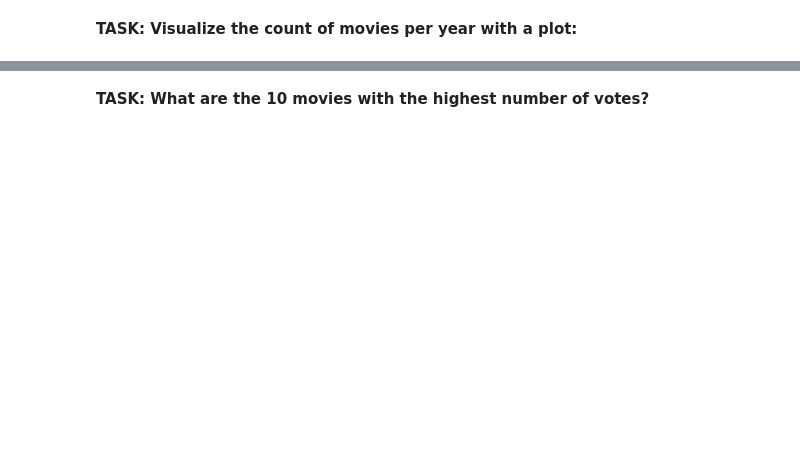
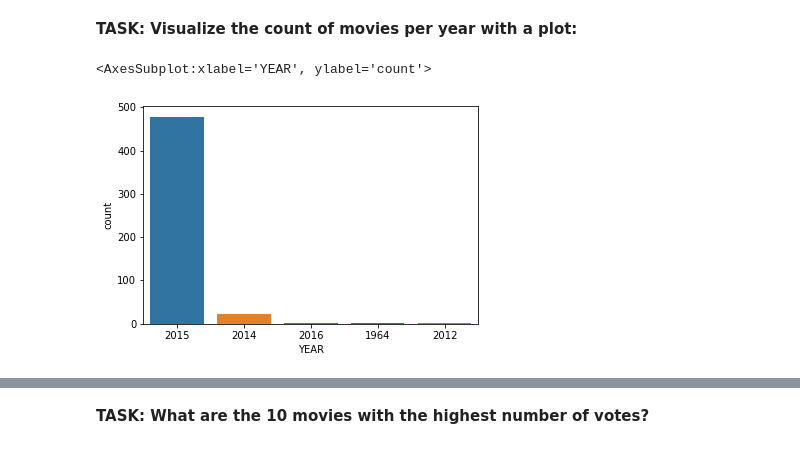
Before and after one commit to ali-moradzade/data-science-and-machine-learning-bootcamp, a Jupyter notebook: 06-capstone-project/00-capstone-project.ipynb, the cells around one changed output, grey strips where cells are left out. Saved outputs shown, nothing was run; the diff lists cells and outputs as text; code cells hidden in the pictures; blank space fills up the shorter version.

```diff
--- a/06-capstone-project/01-Capstone-Project-Solutions .ipynb
+++ b/06-capstone-project/00-capstone-project.ipynb
@@ -153,0 +205,9 @@ fandango.corr()
+# %%
+import re
+
+def extract_year(name):
+    res = re.search(r'.*\((\d+)\)', name)
+    if res:
+        return res.group(1)
+    else:
+        return None
@@ -154,2 +229,2 @@ fandango.corr()
 # %%
-fandango['YEAR'] = fandango['FILM'].apply(lambda title:title.split('(')[-1])
+fandango['YEAR'] = fandango['FILM'].apply(extract_year)
@@ -169,3 +259,8 @@ Name: YEAR, dtype: int64
 # %% [markdown]
 **TASK: Visualize the count of movies per year with a plot:**
+# %%
+sns.countplot(x='YEAR', data=fandango)
+# %% [output]
+<AxesSubplot:xlabel='YEAR', ylabel='count'>
+[figure, added]
 # %%
```
Also changed, not shown: parts of 111 cells of this notebook, 1 other file.
